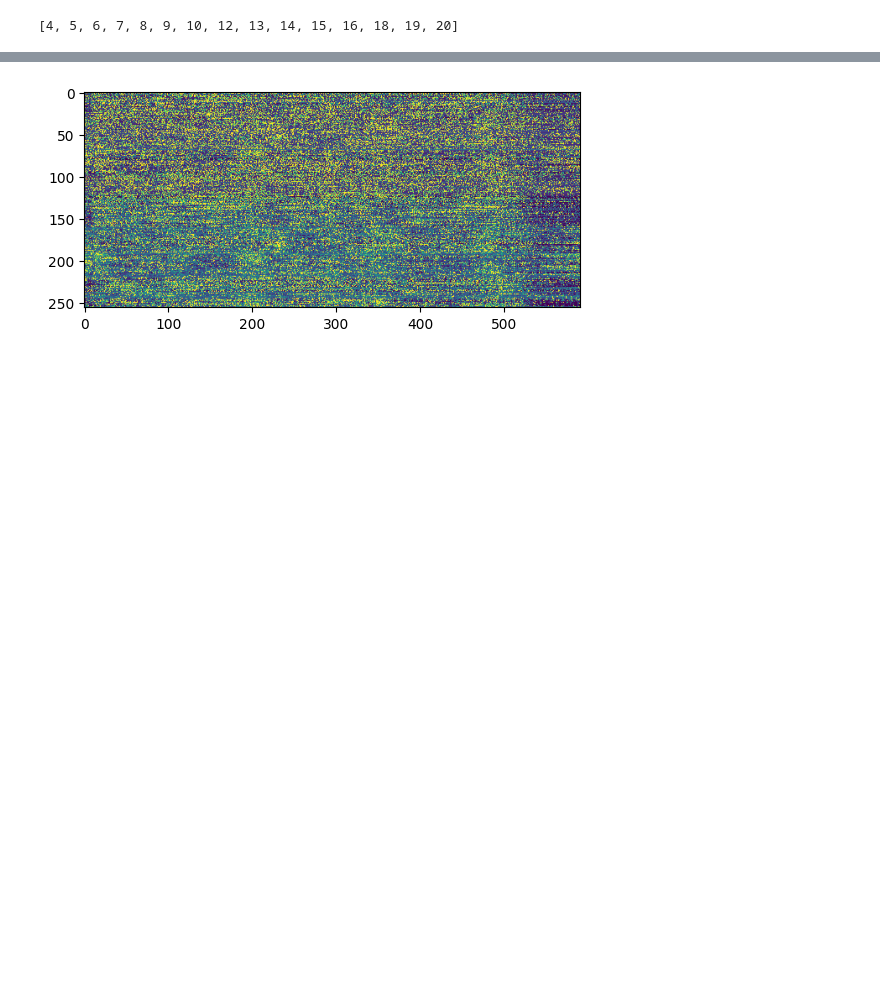
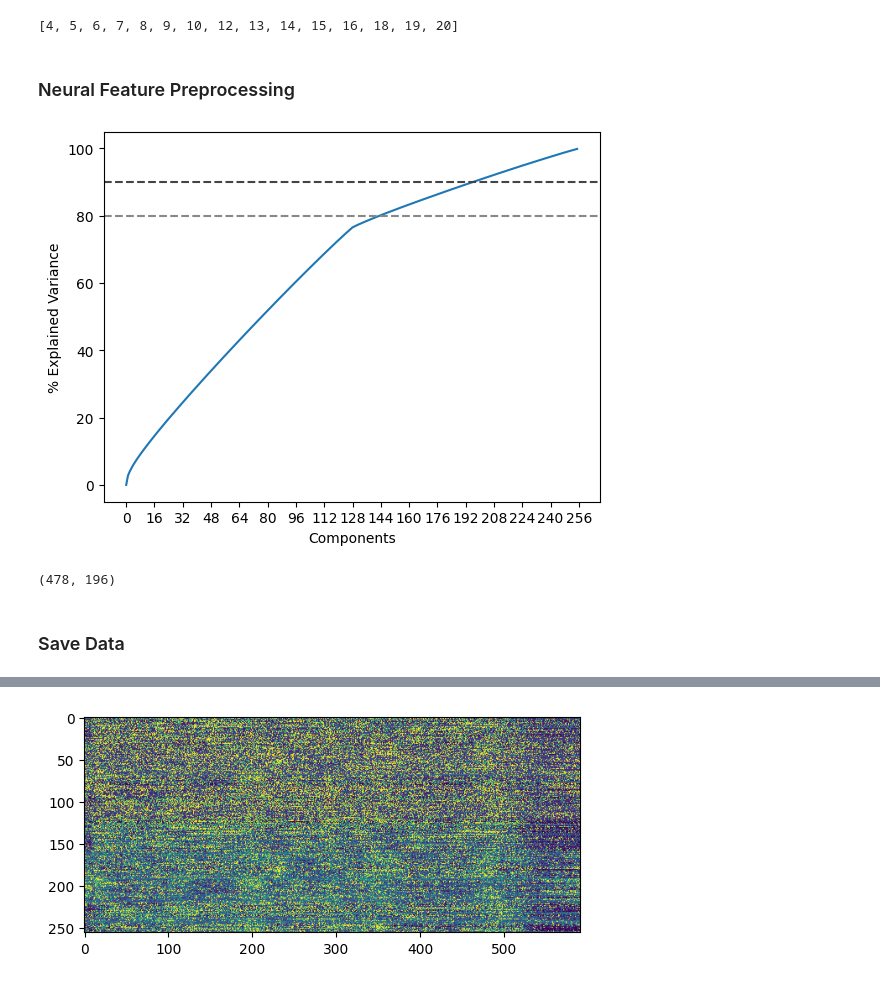
Before and after one commit to stellinaao/speech-decoding, a Jupyter notebook: notebooks/formatCompetitionData.ipynb, the cells around one changed output, grey strips where cells are left out. Saved outputs shown, nothing was run; the diff lists cells and outputs as text; code cells hidden in the pictures; blank space fills up the shorter version.

```diff
--- a/notebooks/formatCompetitionData.ipynb
+++ b/notebooks/formatCompetitionData.ipynb
@@ -191,3 +197,5 @@ for dayIdx in range(len(sessionNames)):
 print(competitionDays)
 # %% [output]
 [4, 5, 6, 7, 8, 9, 10, 12, 13, 14, 15, 16, 18, 19, 20]
+# %% [markdown]
+### Neural Feature Preprocessing
@@ -193,0 +204,18 @@ print(competitionDays)
+# %%
+ndata_tflat = np.vstack([trial for dataset in trainDatasets for trial in dataset['sentenceDat']])
+evrs = PCA(n_components=np.shape(trainDatasets[0]['sentenceDat'][0])[1]).fit(ndata_tflat).explained_variance_ratio_
+# %%
+p_ev = 0.9
+
+num_pcs = 0
+while np.sum(evrs[:num_pcs]) < p_ev:
+    num_pcs+=1
+
+fig, ax = plt.subplots()
+ax.plot(np.arange(len(evrs)), [100*np.sum(evrs[:i]) for i in range(len(evrs))])
+ax.axhline(90, linestyle='--', color='#444444'); ax.axhline(80, linestyle='--', color='#888888')
+ax.set_xticks(np.arange(0, len(evrs)+1, 16))
+ax.set_xlabel("Components"); ax.set_ylabel("% Explained Variance")
+plt.show()
+# %% [output]
+[figure, added]
@@ -193,0 +227,4 @@ print(competitionDays)
+# %%
+np.shape(trainDatasets[0]['sentenceDat'][0]) # og was (478, 256), now should be (478, ~128)
+# %% [output]
+(478, 196)
@@ -194,3 +233,5 @@ print(competitionDays)
+# %% [markdown]
+### Save Data
 # %%
 import pickle
 
```
Also changed, not shown: parts of 9 cells of this notebook.
